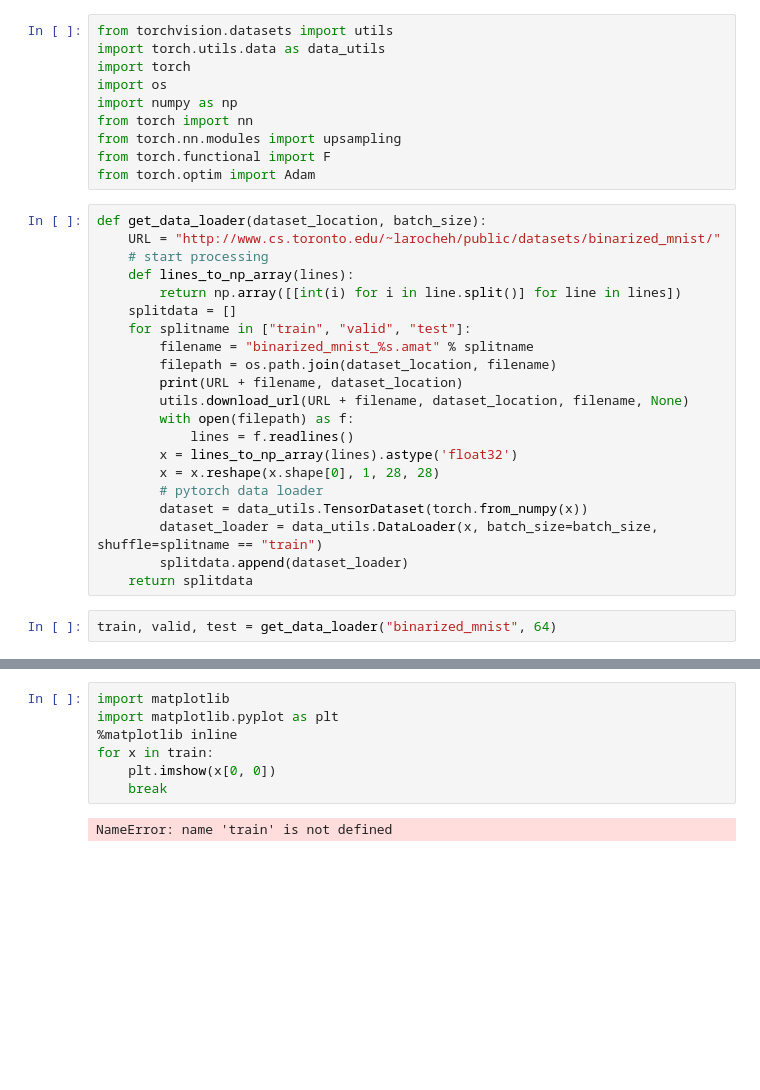
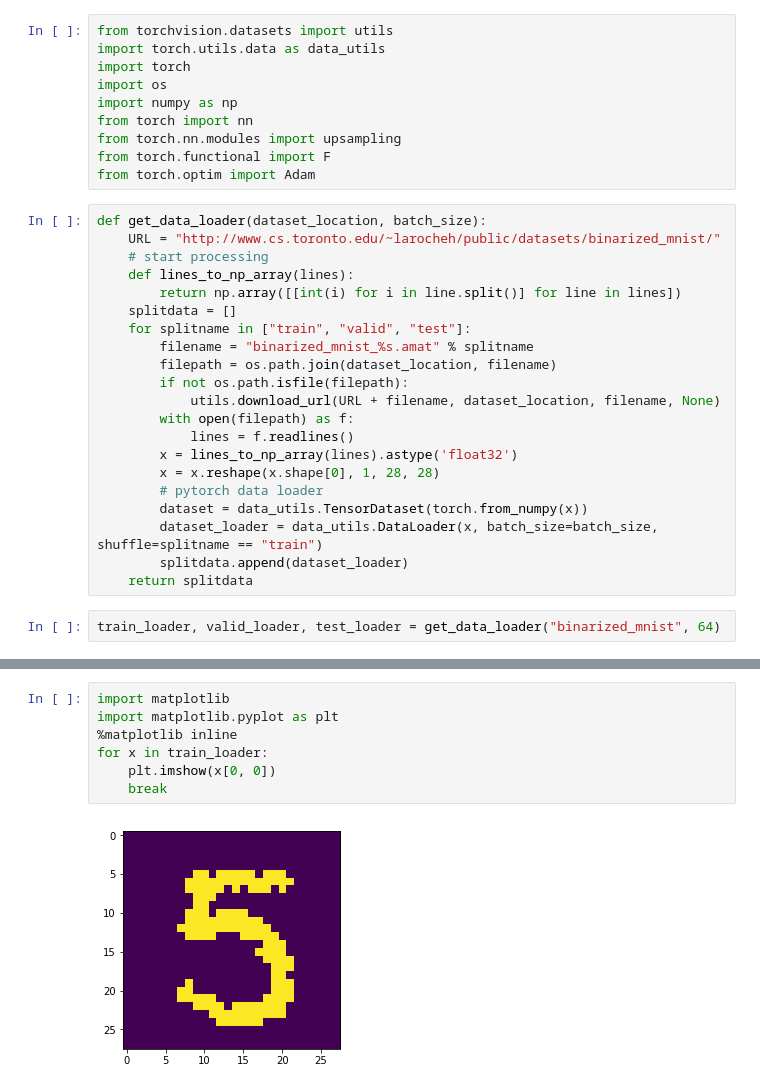
Before and after one commit to PBarde/IFT6135H19_assignment, a Jupyter notebook: assignment3/mnist_loader.ipynb, the cells around one changed output, grey strips where cells are left out. Saved outputs shown, nothing was run; the diff lists cells and outputs as text; blank space fills up the shorter version.

```diff
--- a/assignment3/mnist_loader.ipynb
+++ b/assignment3/mnist_loader.ipynb
@@ -18,8 +18,8 @@ def get_data_loader(dataset_location, batch_size):
     for splitname in ["train", "valid", "test"]:
         filename = "binarized_mnist_%s.amat" % splitname
         filepath = os.path.join(dataset_location, filename)
-        print(URL + filename, dataset_location)
-        utils.download_url(URL + filename, dataset_location, filename, None)
+        if not os.path.isfile(filepath):
+            utils.download_url(URL + filename, dataset_location, filename, None)
         with open(filepath) as f:
             lines = f.readlines()
         x = lines_to_np_array(lines).astype('float32')
@@ -30,4 +30,4 @@ def get_data_loader(dataset_location, batch_size):
         splitdata.append(dataset_loader)
     return splitdata
 # %%
-train, valid, test = get_data_loader("binarized_mnist", 64)
+train_loader, valid_loader, test_loader = get_data_loader("binarized_mnist", 64)
@@ -41,9 +34,9 @@ Downloading http://www.cs.toronto.edu/~larocheh/public/datasets/binarized_mnist/
 # %%
 import matplotlib
 import matplotlib.pyplot as plt
 %matplotlib inline
-for x in train:
+for x in train_loader:
     plt.imshow(x[0, 0])
     break
 # %% [output]
-NameError: name 'train' is not defined
+[figure, added]
```
Also changed, not shown: parts of 3 cells of this notebook, 1 other file.
